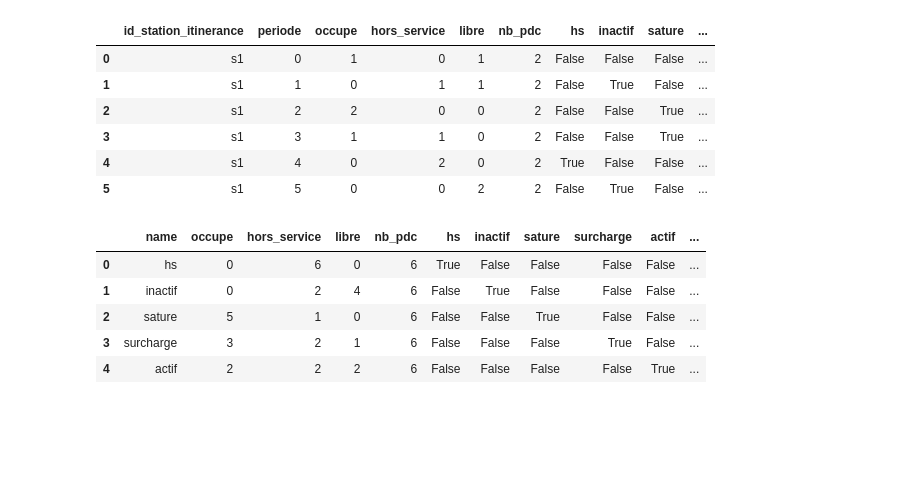
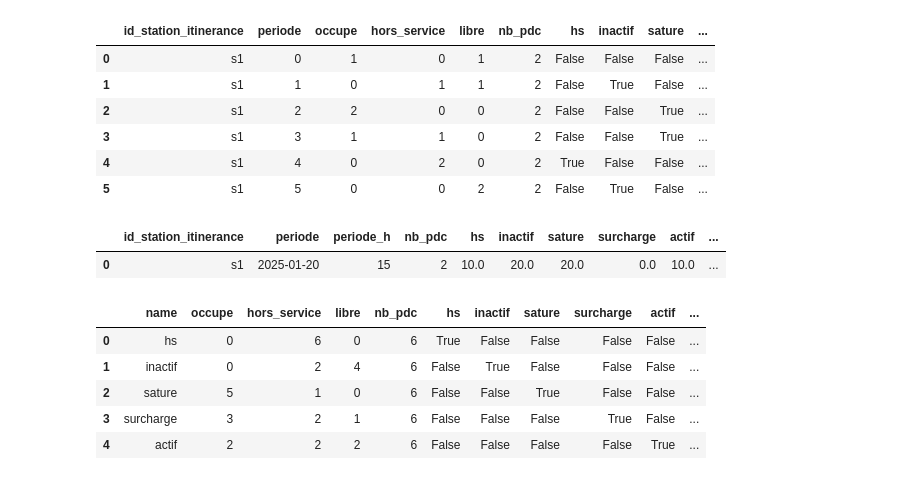
Before and after one commit to loco-labs/qualicharge-rtet, a Jupyter notebook: saturation/source/tests_saturation.ipynb, the cells around one changed output. Saved outputs shown, nothing was run; the diff lists cells and outputs as text; code cells hidden in the pictures; blank space fills up the shorter version.

Commit message:
tests state_grp_h

```diff
--- a/saturation/source/tests_saturation.ipynb
+++ b/saturation/source/tests_saturation.ipynb
@@ -201,3 +201,16 @@ state_grp
 | 3 | s1 | 3 | 1 | 1 | 0 | 2 | False | False | True | ... |
 | 4 | s1 | 4 | 0 | 2 | 0 | 2 | True | False | False | ... |
 | 5 | s1 | 5 | 0 | 0 | 2 | 2 | False | True | False | ... |
+# %%
+
+state_grp['periode'] = pd.Timestamp("2025-01-20 15:00:00", tz="UTC") + pd.to_timedelta(state_grp['periode'] * 10, unit="min")
+state_grp_h = to_sampled_state_grp_h(state_grp, 'id_station_itinerance', echantillons=144, duree_etat_min=75)
+assert state_grp_h['hs'][0] == 10
+assert state_grp_h['inactif'][0] == 20
+assert state_grp_h['sature'][0] == 20
+assert state_grp_h['surcharge'][0] == 0
+assert state_grp_h['actif'][0] == 10
+state_grp_h
+# %% [output]
+|  | id_station_itinerance | periode | periode_h | nb_pdc | hs | inactif | sature | surcharge | actif | ... |
+| 0 | s1 | 2025-01-20 | 15 | 2 | 10.0 | 20.0 | 20.0 | 0.0 | 10.0 | ... |
```
Also changed, not shown: parts of 1 cell of this notebook, 1 other file.
